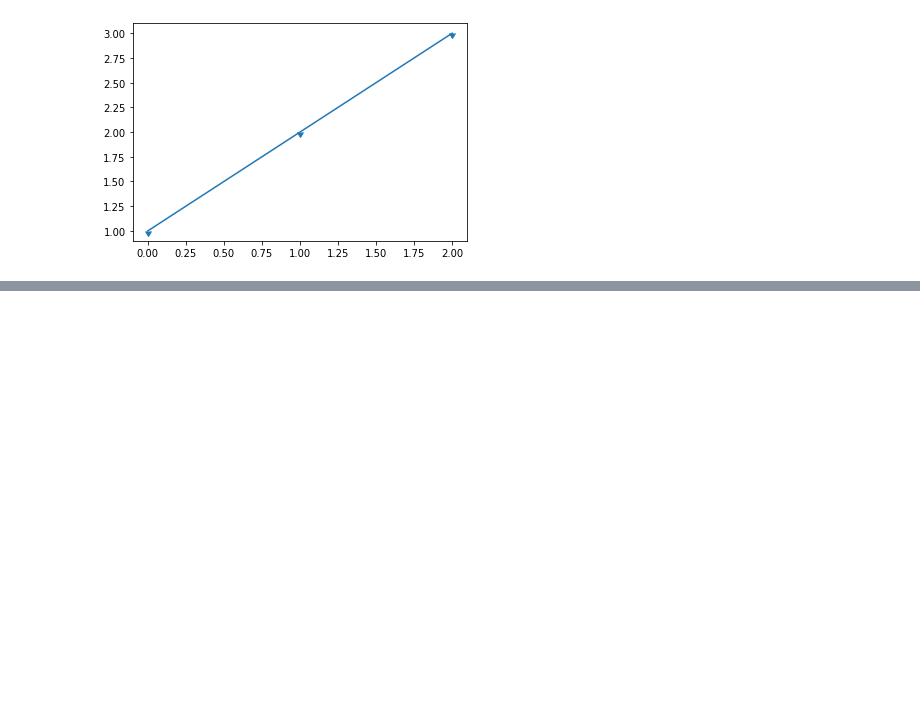
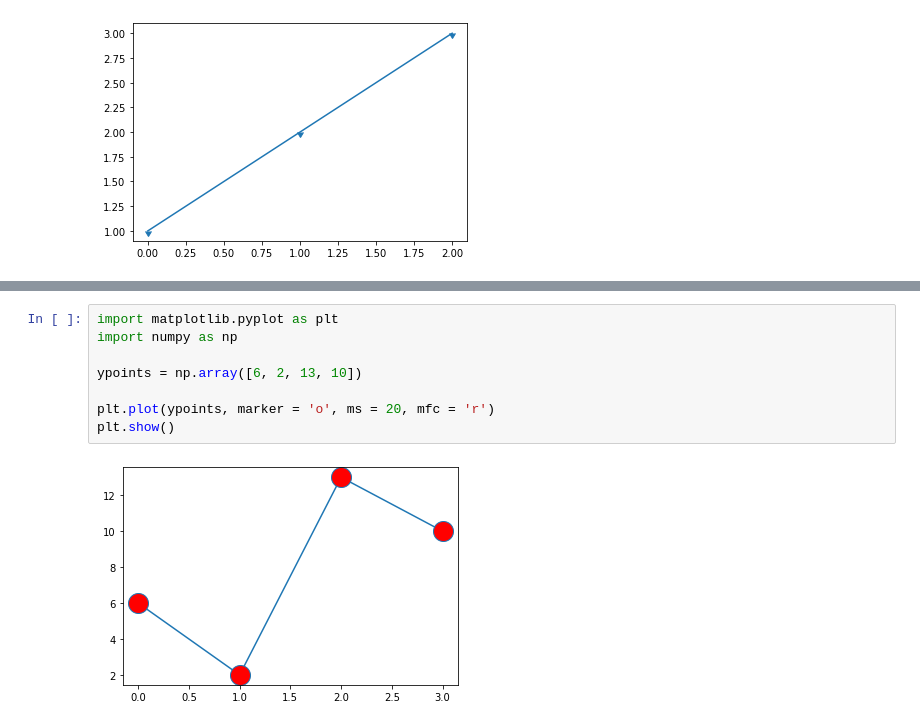
Before and after one commit to renkeju/quant, a Jupyter notebook: notebook/Matplotlib Marker.ipynb, the cells around one changed output, grey strips where cells are left out. Cells and saved outputs as stored; diff of their text form; blank space fills up the shorter version.

```diff
--- a/notebook/Matplotlib Marker.ipynb
+++ b/notebook/Matplotlib Marker.ipynb
@@ -28,0 +39,10 @@ plt.show()
+# %%
+import matplotlib.pyplot as plt
+import numpy as np
+
+ypoints = np.array([6, 2, 13, 10])
+
+plt.plot(ypoints, marker = 'o', ms = 20, mfc = 'r')
+plt.show()
+# %% [output]
+[figure, added]
```
Also changed, not shown: parts of 2 cells of this notebook, 57 other files.
